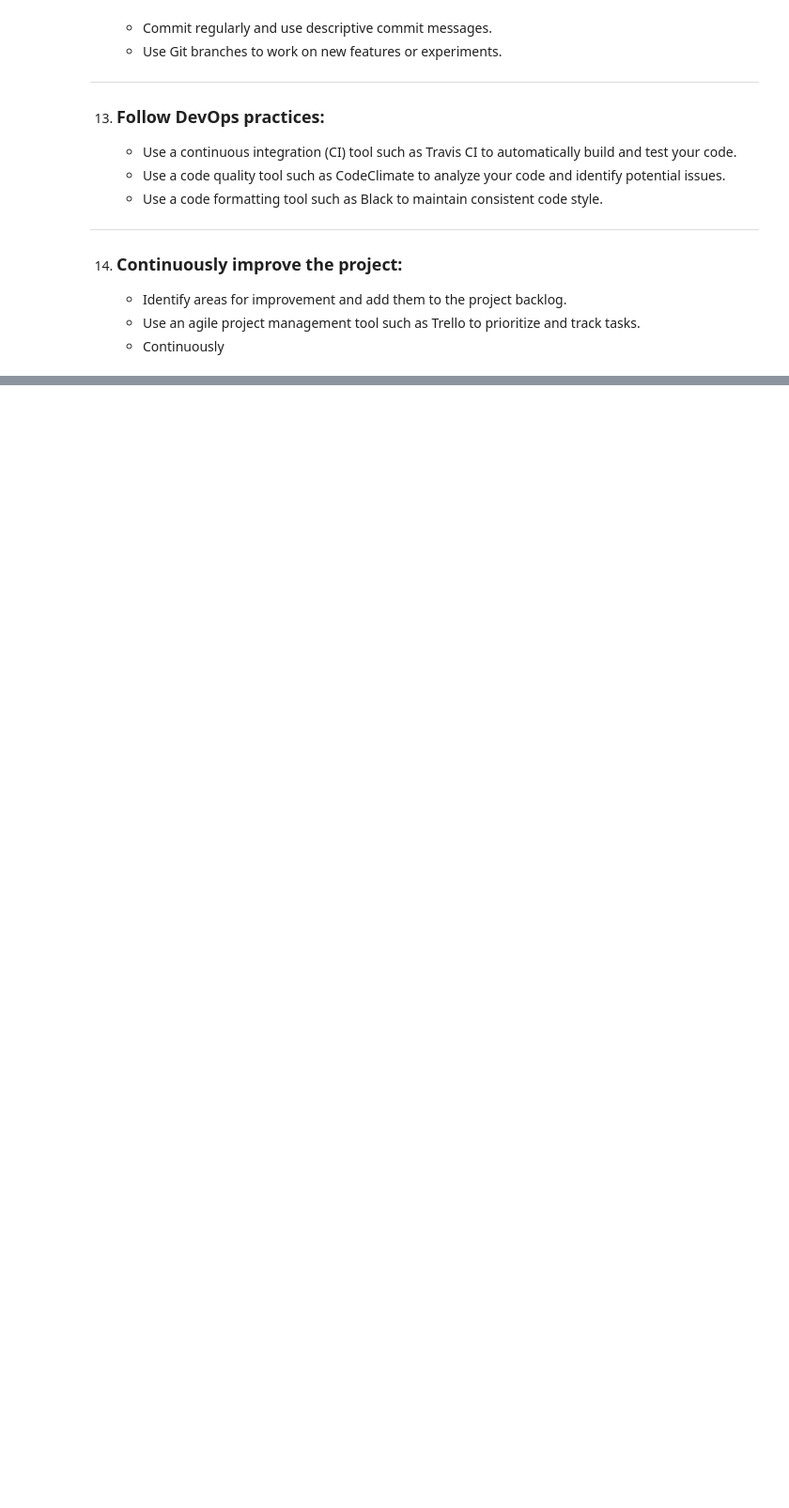
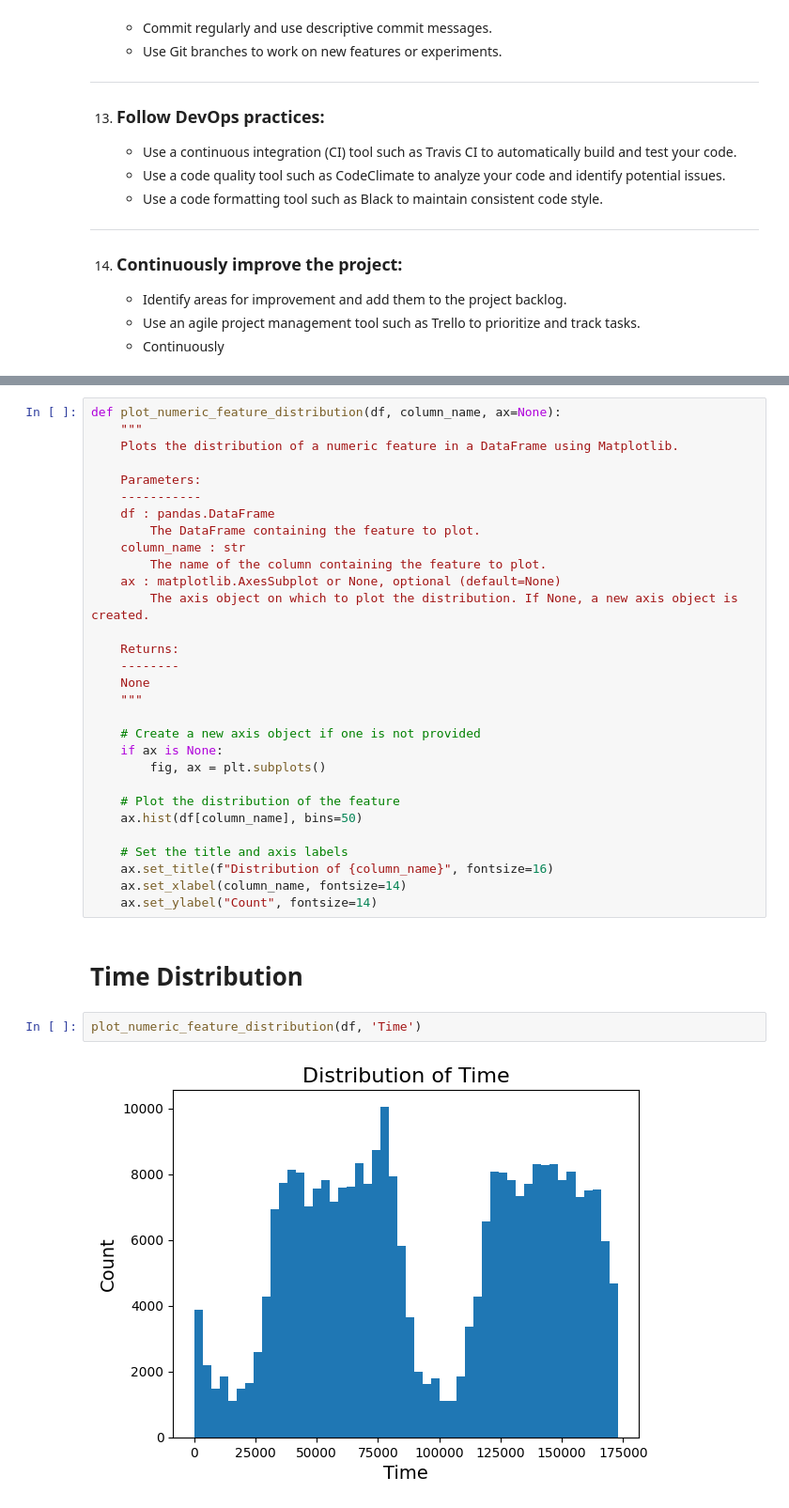
Before and after one commit to Tommy-McDonagh/Credit-Fraud, a Jupyter notebook: main.ipynb, the cells around one changed output, grey strips where cells are left out. Shown: that part at 94% size. Saved outputs shown, nothing was run; the diff lists cells and outputs as text; blank space fills up the shorter version.

```diff
--- a/main.ipynb
+++ b/main.ipynb
@@ -73,0 +156,36 @@
+# %%
+def plot_numeric_feature_distribution(df, column_name, ax=None):
+    """
+    Plots the distribution of a numeric feature in a DataFrame using Matplotlib.
+
+    Parameters:
+    -----------
+    df : pandas.DataFrame
+        The DataFrame containing the feature to plot.
+    column_name : str
+        The name of the column containing the feature to plot.
+    ax : matplotlib.AxesSubplot or None, optional (default=None)
+        The axis object on which to plot the distribution. If None, a new axis object is created.
+
+    Returns:
+    --------
+    None
+    """
+
+    # Create a new axis object if one is not provided
+    if ax is None:
+        fig, ax = plt.subplots()
+
+    # Plot the distribution of the feature
+    ax.hist(df[column_name], bins=50)
+
+    # Set the title and axis labels
+    ax.set_title(f"Distribution of {column_name}", fontsize=16)
+    ax.set_xlabel(column_name, fontsize=14)
+    ax.set_ylabel("Count", fontsize=14)
+# %% [markdown]
+# Time Distribution
+# %%
+plot_numeric_feature_distribution(df, 'Time')
+# %% [output]
+[figure, added]
```
Also changed, not shown: parts of 11 cells of this notebook.
